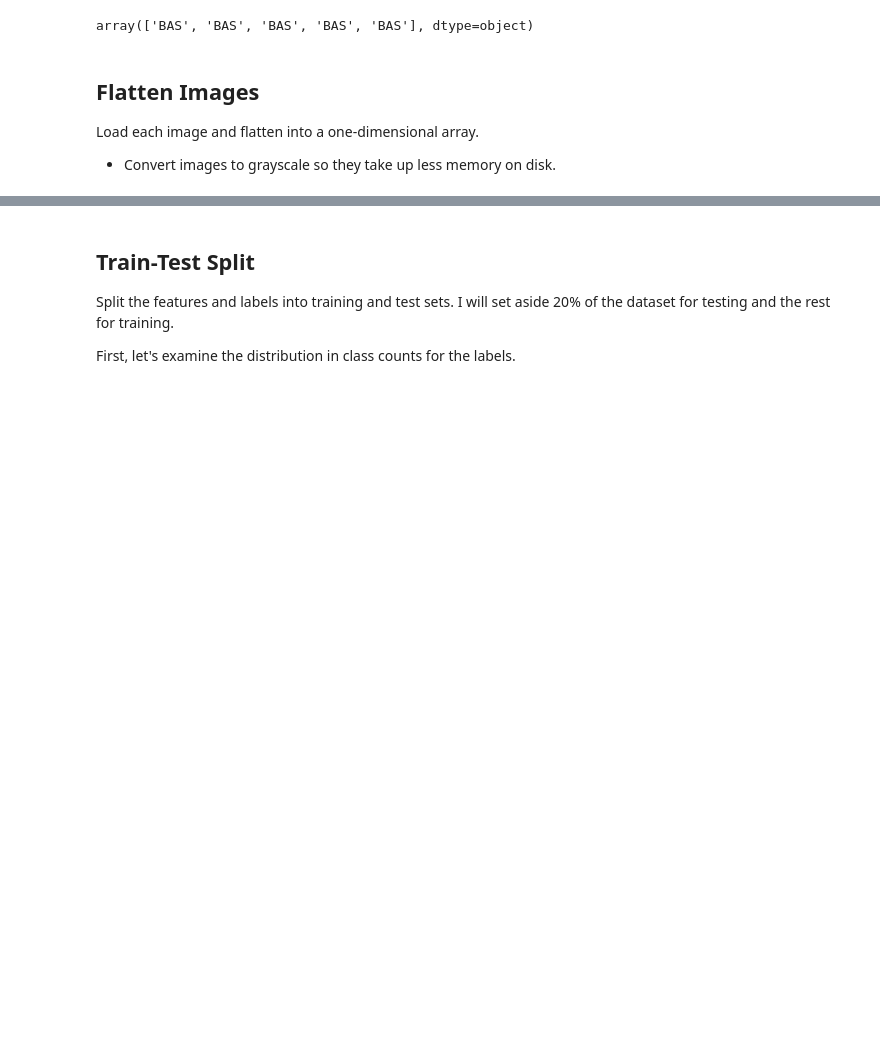
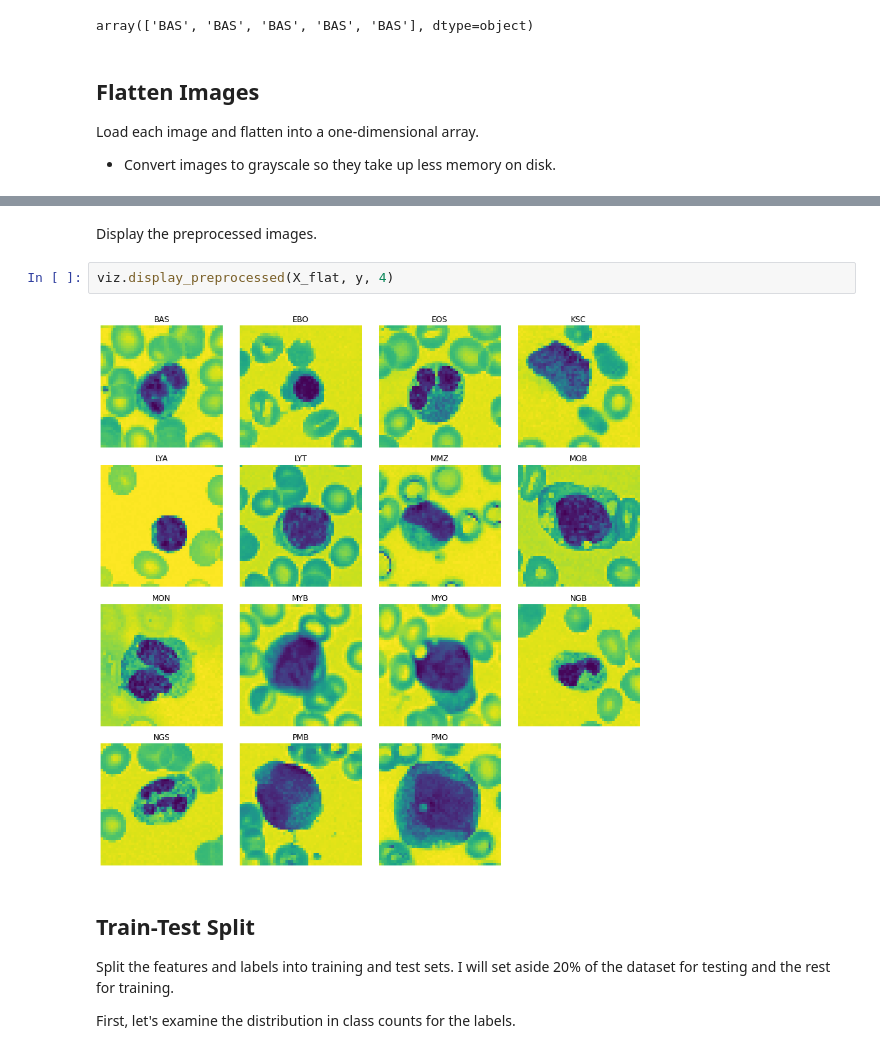
Before and after one commit to dmclark53/Springboard, a Jupyter notebook: Capstone-Project-Three/notebooks/1.0-dc-preprocessing.ipynb, the cells around one changed output, grey strips where cells are left out. Saved outputs shown, nothing was run; the diff lists cells and outputs as text; blank space fills up the shorter version.

Commit message:
Added function to display a sample of the preprocessed images.

```diff
--- a/Capstone-Project-Three/notebooks/1.0-dc-preprocessing.ipynb
+++ b/Capstone-Project-Three/notebooks/1.0-dc-preprocessing.ipynb
@@ -87,4 +87,10 @@ It took 2.087 minutes to load and preprocess 18365 images.
 The array of preprocessed images takes up 42.313 Mb of memory.
+# %% [markdown]
+Display the preprocessed images.
+# %%
+viz.display_preprocessed(X_flat, y, 4)
+# %% [output]
+[figure, added]
 # %% [markdown]
 ## Train-Test Split
 Split the features and labels into training and test sets. I will set aside 20% of the dataset for testing and the rest for training.
```
Also changed, not shown: parts of 1 cell of this notebook, 1 other file.
